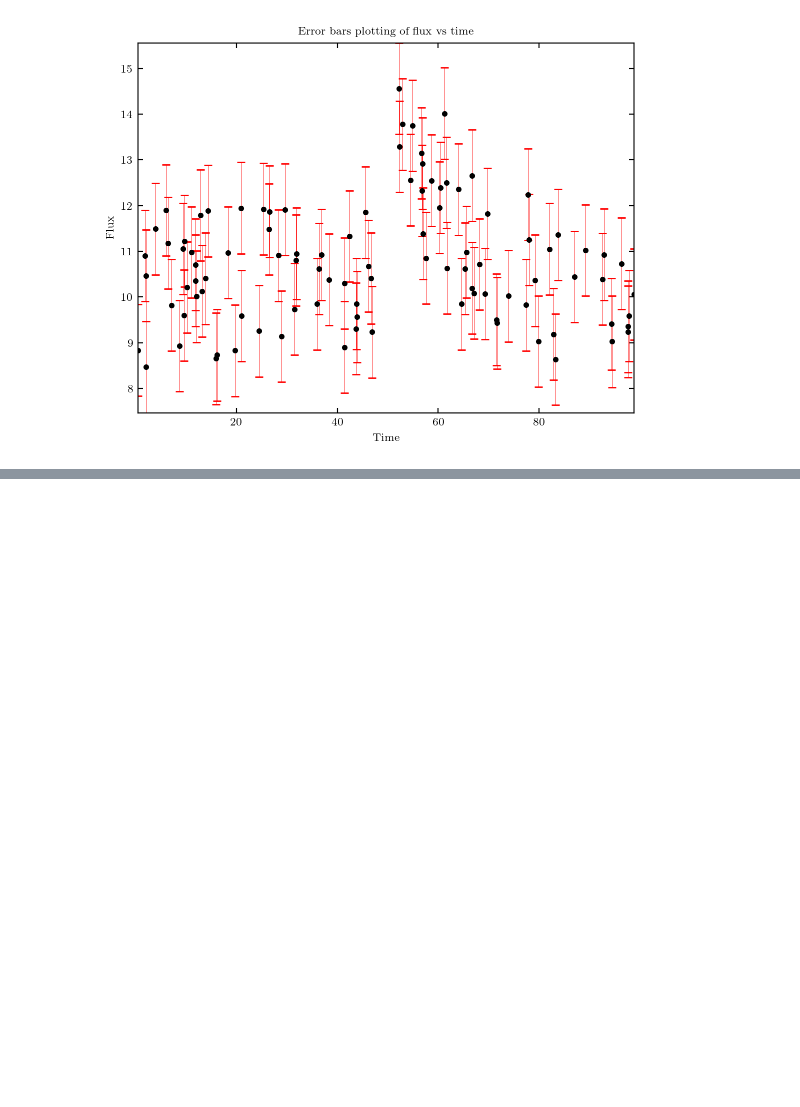
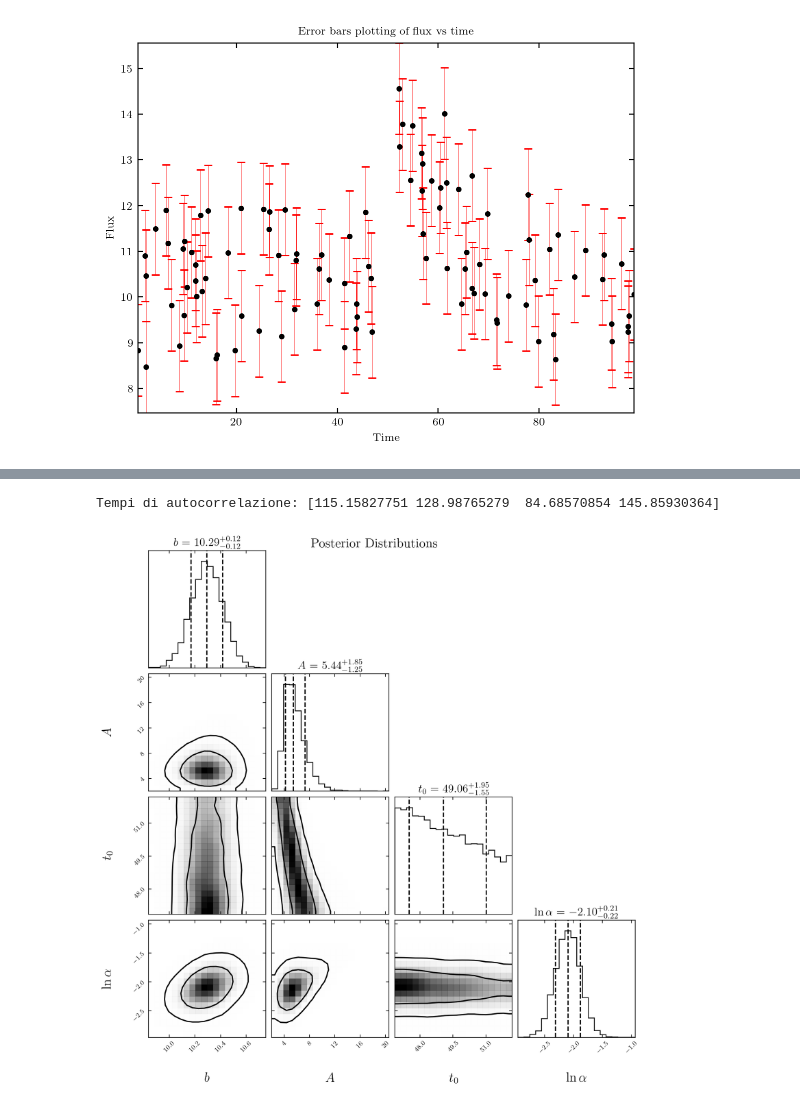
Before and after one commit to loredp02/astrostatistics_bicocca_2026, a Jupyter notebook: my_codes/ex_L11_Transient_Universe.ipynb, the cells around one changed output, grey strips where cells are left out. Drawn from its saved outputs; the diff is of its cells as text; code cells hidden in the pictures; blank space fills up the shorter version.

```diff
--- a/my_codes/ex_L11_Transient_Universe.ipynb
+++ b/my_codes/ex_L11_Transient_Universe.ipynb
@@ -129,0 +169,34 @@ log_alpha_prior=np.random.uniform(-5,5)
+# %%
+burn_in = 5000
+emcee_trace  = sampler.chain[:, burn_in:, :].reshape(-1, ndim)
+
+tau = sampler.get_autocorr_time()
+print(f"Tempi di autocorrelazione: {tau}")
+thin = int(np.max(tau)+1)
+flat_samples = sampler.get_chain(discard=burn_in, thin=thin, flat=True)
+# %% [output]
+Tempi di autocorrelazione: [115.15827751 128.98765279  84.68570854 145.85930364]
+# %%
+labels = [r"$b$", r"$A$", r"$t_0$", r"$\ln\alpha$"]
+
+#Corner plot
+fig = corner.corner(
+    flat_samples,
+    labels=labels,
+    # Mostriamo i quantili per la mediana e l'intervallo al 68% (1-sigma)
+    quantiles=[0.16, 0.5, 0.84],
+    # Impostiamo i livelli per i contorni al 68% e 95%
+    levels=(0.68, 0.95),
+    show_titles=True,
+    # --- DIMENSIONI TITOLI (quelli sopra gli istogrammi) ---
+    title_kwargs={"fontsize": 14},
+    # --- DIMENSIONI ETICHETTE ASSI ($b$, $A$, ecc.) ---
+    label_kwargs={"fontsize": 16},
+    smooth=1.0,
+    plot_datapoints=False
+)
+fig.suptitle("Posterior Distributions", fontsize=16)
+plt.savefig("L11_posterior_distributions")
+plt.show()
+# %% [output]
+[figure, added]
```
Also changed, not shown: parts of 5 cells of this notebook, 1 other file.
